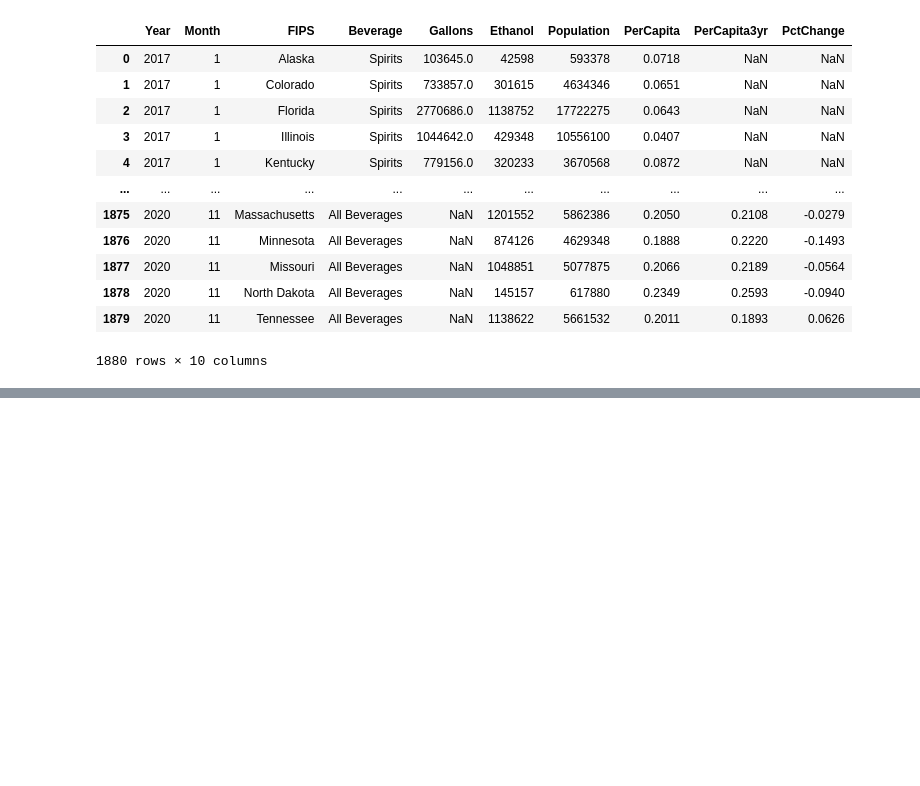
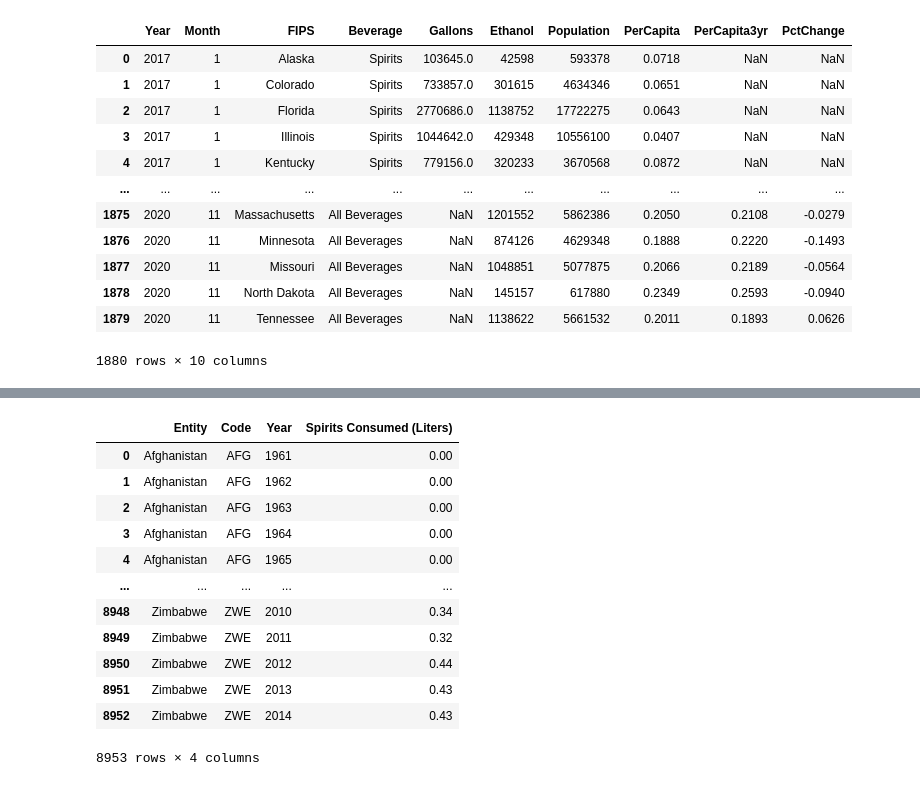
Before and after one commit to NoniBell/alcohol-analysis, a Jupyter notebook: Data/cleaner.ipynb, the cells around one changed output, grey strips where cells are left out. Drawn from its saved outputs; the diff is of its cells as text; code cells hidden in the pictures; blank space fills up the shorter version.

```diff
--- a/Data/cleaner.ipynb
+++ b/Data/cleaner.ipynb
@@ -100,3 +161,24 @@ happiness_df
+# %%
+spirits_df = pd.read_csv('spirits-consumption-per-person.csv')
+
+#rename fourth column
+spirits_df = spirits_df.rename(columns = {'Indicator:Alcohol, recorded per capita (15+) consumption (in litres of pure alcohol) - Beverage Types:Spirits': 'Spirits Consumed (Liters)'})
+
+spirits_df
+# %% [output]
+|  | Entity | Code | Year | Spirits Consumed (Liters) |
+| 0 | Afghanistan | AFG | 1961 | 0.00 |
+| 1 | Afghanistan | AFG | 1962 | 0.00 |
+| 2 | Afghanistan | AFG | 1963 | 0.00 |
+| 3 | Afghanistan | AFG | 1964 | 0.00 |
+| 4 | Afghanistan | AFG | 1965 | 0.00 |
+| ... | ... | ... | ... | ... |
+| 8948 | Zimbabwe | ZWE | 2010 | 0.34 |
+| 8949 | Zimbabwe | ZWE | 2011 | 0.32 |
+| 8950 | Zimbabwe | ZWE | 2012 | 0.44 |
+| 8951 | Zimbabwe | ZWE | 2013 | 0.43 |
+| 8952 | Zimbabwe | ZWE | 2014 | 0.43 |
+8953 rows × 4 columns
 # %%
 #send cleaned dataframes to new csvs
 happiness_df.to_csv('cleaned_happiness.csv', index=False)
```
Also changed, not shown: parts of 5 cells of this notebook, 3 other files.
